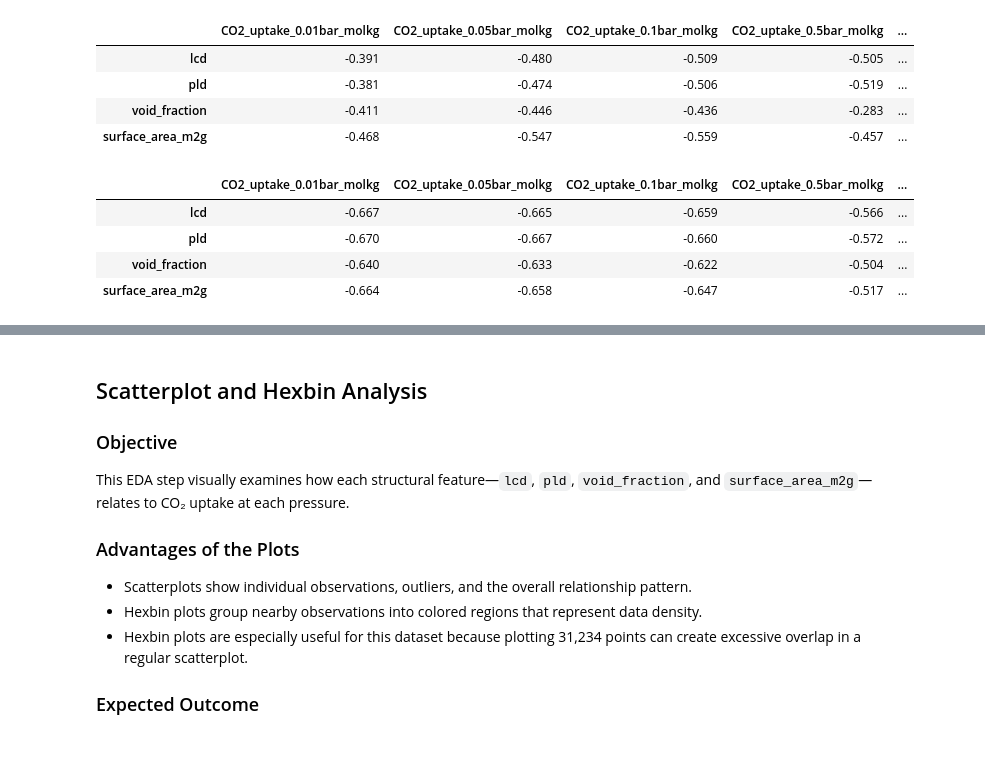
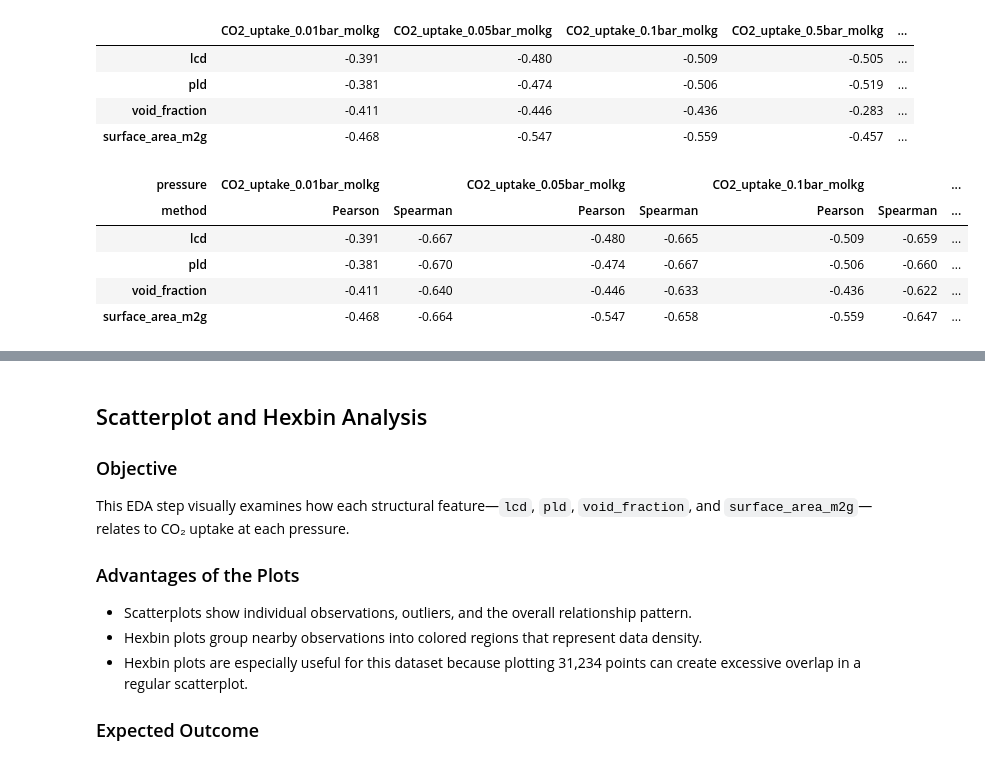
Before and after one commit to rbashiri/mof-co2-adsorption, a Jupyter notebook: notebook/EDA/02_target_feature_exploration.ipynb, the cells around one changed output, grey strips where cells are left out. Saved outputs shown, nothing was run; the diff lists cells and outputs as text; code cells hidden in the pictures.

```diff
--- a/notebook/EDA/02_target_feature_exploration.ipynb
+++ b/notebook/EDA/02_target_feature_exploration.ipynb
@@ -203,12 +203,34 @@ spearman_feature_target = spearman_matrix.loc[
     feature_columns,
     target_columns
 ]
-
-# Display the Spearman correlation table rounded to three decimal places.
-display(spearman_feature_target.round(3))
-# %% [output]
-|  | CO2_uptake_0.01bar_molkg | CO2_uptake_0.05bar_molkg | CO2_uptake_0.1bar_molkg | CO2_uptake_0.5bar_molkg | ... |
-| lcd | -0.667 | -0.665 | -0.659 | -0.566 | ... |
-| pld | -0.670 | -0.667 | -0.660 | -0.572 | ... |
-| void_fraction | -0.640 | -0.633 | -0.622 | -0.504 | ... |
-| surface_area_m2g | -0.664 | -0.658 | -0.647 | -0.517 | ... |
+# %%
+
+# Build a side-by-side comparison: for each pressure, show Pearson then Spearman.
+comparison_table = pd.concat(
+    {
+        "Pearson": pearson_feature_target,
+        "Spearman": spearman_feature_target,
+    },
+    axis=1,
+).swaplevel(0, 1, axis=1)
+
+# Keep pressure order and place the two methods next to each other for each pressure.
+ordered_columns = []
+for target in target_columns:
+    ordered_columns.extend([(target, "Pearson"), (target, "Spearman")])
+
+comparison_table = comparison_table.loc[:, ordered_columns]
+comparison_table.columns = pd.MultiIndex.from_tuples(
+    comparison_table.columns,
+    names=["pressure", "method"],
+)
+
+# Display rounded comparison table.
+display(comparison_table.round(3))
+# %% [output]
+| pressure | CO2_uptake_0.01bar_molkg |  | CO2_uptake_0.05bar_molkg |  | CO2_uptake_0.1bar_molkg |  | ... |
+| method | Pearson | Spearman | Pearson | Spearman | Pearson | Spearman | ... |
+| lcd | -0.391 | -0.667 | -0.480 | -0.665 | -0.509 | -0.659 | ... |
+| pld | -0.381 | -0.670 | -0.474 | -0.667 | -0.506 | -0.660 | ... |
+| void_fraction | -0.411 | -0.640 | -0.446 | -0.633 | -0.436 | -0.622 | ... |
+| surface_area_m2g | -0.468 | -0.664 | -0.547 | -0.658 | -0.559 | -0.647 | ... |
```
Also changed, not shown: parts of 8 cells of this notebook.
